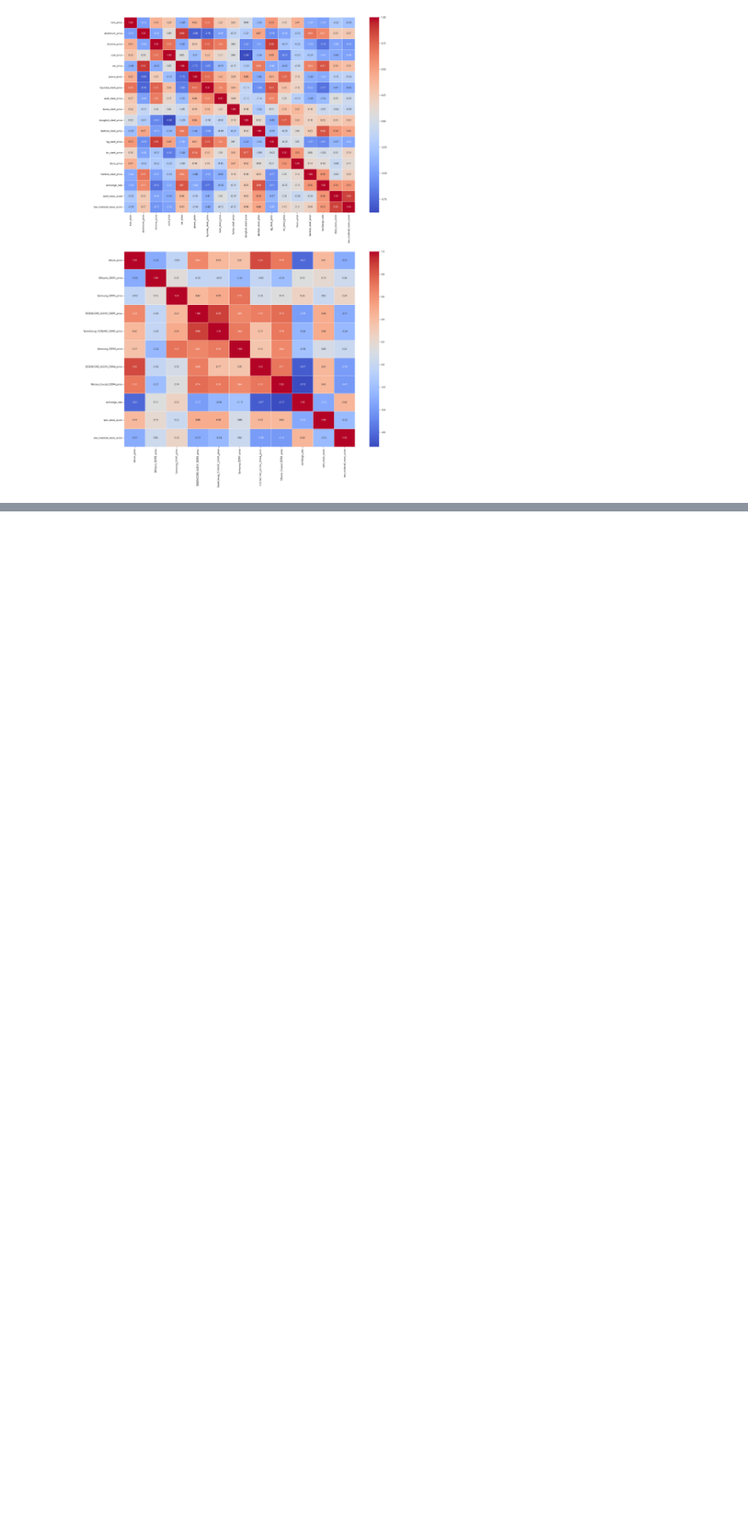
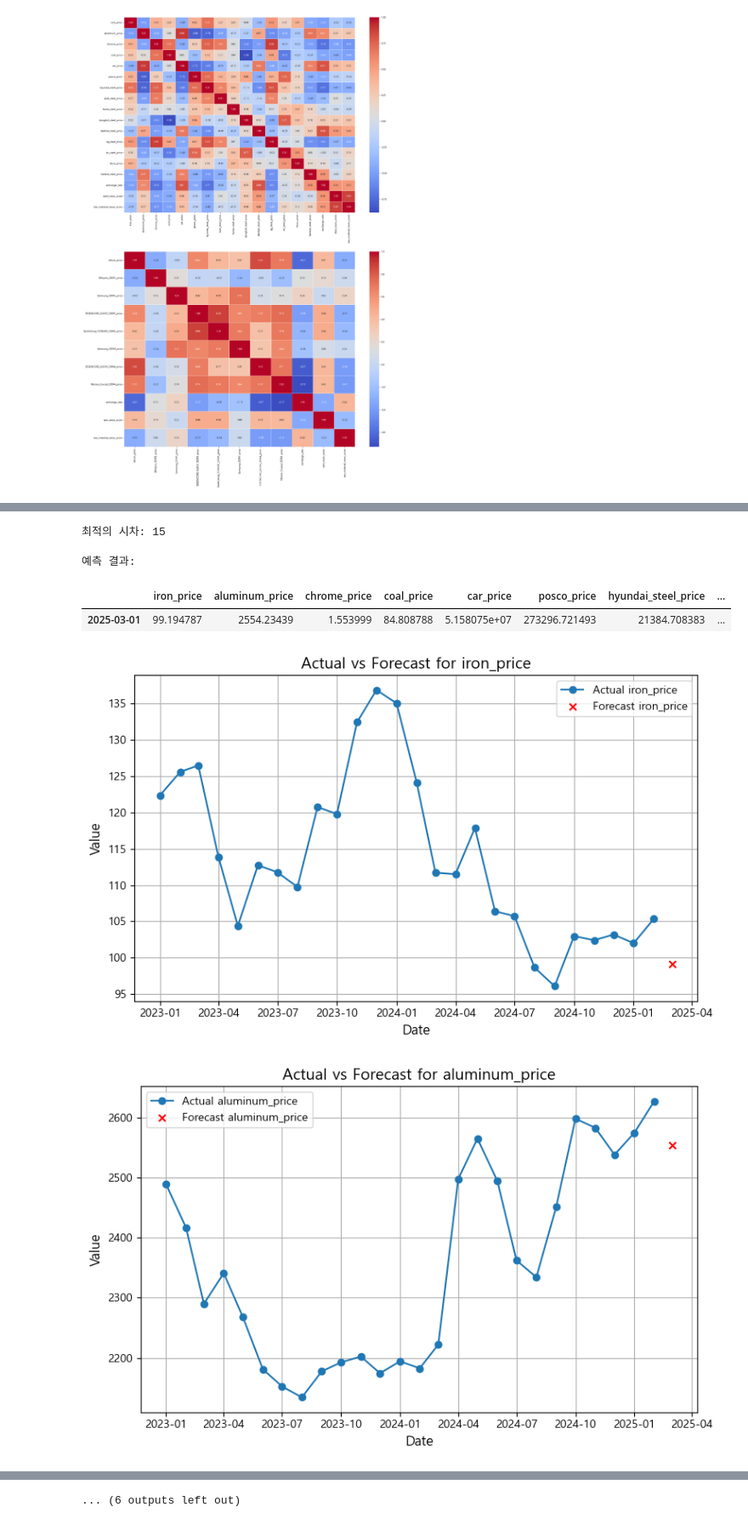
Before and after one commit to Andongsi-prj/model, a Jupyter notebook: analysis_model.ipynb, the cells around one changed output, grey strips where cells are left out. Shown at 85% size. Saved outputs shown, nothing was run; the diff lists cells and outputs as text; code cells hidden in the pictures; blank space fills up the shorter version.

```diff
--- a/analysis_model.ipynb
+++ b/analysis_model.ipynb
@@ -99,0 +121,6 @@ plt.show()
+# %%
+car_df = car_df.mask((car_df >= -0.1) & (car_df <= 0.1))
+ram_df = ram_df.mask((ram_df >= -0.1) & (ram_df <= 0.1))
+# %%
+car_df = car_df.apply(lambda col: col.fillna(col.mean()))
+ram_df = ram_df.apply(lambda col: col.fillna(col.mean()))
@@ -117,0 +214,58 @@ print(forecast_df)
+# %%
+# 데이터 차분 (첫 번째 차분)
+df_diff = car_df.diff().dropna()
+# %%
+from statsmodels.tsa.api import VAR
+
+# VAR 모델 생성
+model = VAR(df_diff)
+
+# 모델 학습 (최대 시차 선택)
+model_fitted = model.fit(maxlags=15)  # 최대 시차를 설정하거나 자동으로 선택
+
+# 최적의 시차 확인
+print("최적의 시차:", model_fitted.k_ar)
+# %% [output]
+최적의 시차: 15
+# %%
+# 마지막 k_ar 관측치를 기반으로 예측
+forecast = model_fitted.forecast(y=df_diff.values[-model_fitted.k_ar:], steps=1)
+
+# 예측 결과를 데이터프레임으로 변환
+forecast_df = pd.DataFrame(forecast, index=[car_df.index[-1] + pd.DateOffset(months=1)], columns=car_df.columns)
+
+# 차분 복원 (원래 값으로 변환)
+forecast_restored = forecast_df + car_df.iloc[-1]
+
+print("예측 결과:")
+forecast_restored
+# %% [output]
+예측 결과:
+|  | iron_price | aluminum_price | chrome_price | coal_price | car_price | posco_price | hyundai_steel_price | ... |
+| 2025-03-01 | 99.194787 | 2554.23439 | 1.553999 | 84.808788 | 5.158075e+07 | 273296.721493 | 21384.708383 | ... |
+# %%
+import matplotlib.pyplot as plt
+
+# 컬럼별로 개별 플롯 생성
+for column in car_df.columns:
+    plt.figure(figsize=(8, 5))
+
+    # 실제 값 플롯
+    plt.plot(car_df.index, car_df[column], label=f"Actual {column}", marker='o')
+
+    # 예측 값 플롯
+    plt.scatter(forecast_restored.index, forecast_restored[column], label=f"Forecast {column}", color='red', marker='x')
+
+    # 그래프 설정
+    plt.title(f"Actual vs Forecast for {column}", fontsize=14)
+    plt.xlabel("Date", fontsize=12)
+    plt.ylabel("Value", fontsize=12)
+    plt.legend()
+    plt.grid(True)
+
+    # 그래프 표시
+    plt.tight_layout()
+    plt.show()
+# %% [output]
+[figure, added]
+[figure, added]
@@ -117,0 +282 @@ print(forecast_df)
+... (6 outputs left out)
```
Also changed, not shown: parts of 27 cells of this notebook, 2 other files.
